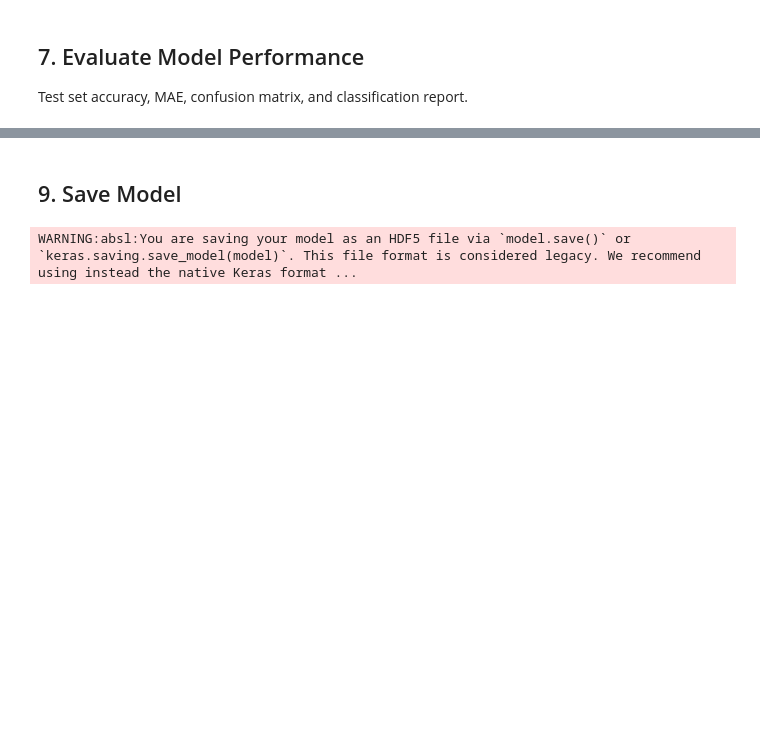
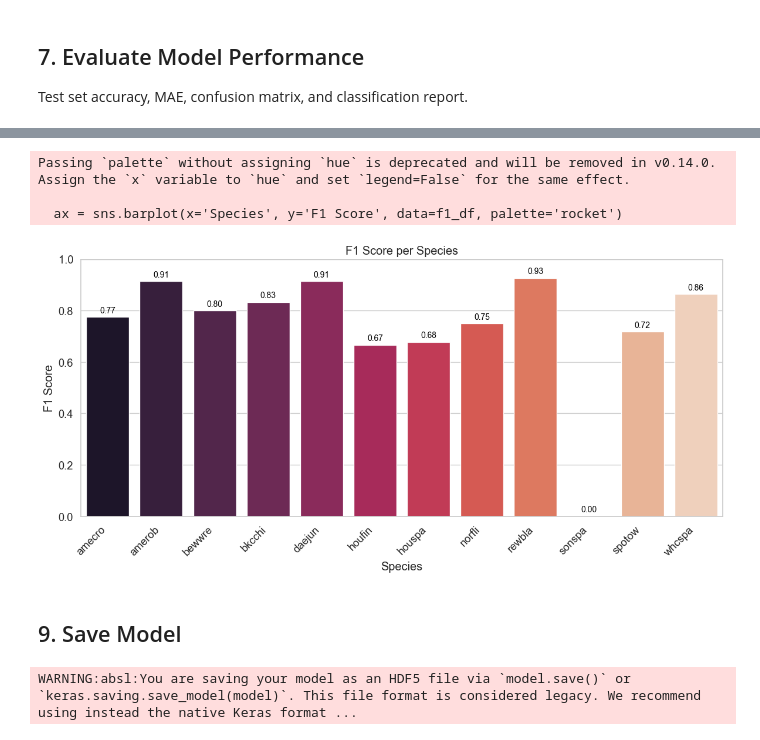
Before and after one commit to kmohammedsu/bird_sound_neural_network, a Jupyter notebook: notebooks/02_multiclass_classification.ipynb, the cells around one changed output, grey strips where cells are left out. Cells and saved outputs as stored; diff of their text form; code cells hidden in the pictures; blank space fills up the shorter version.

```diff
--- a/notebooks/02_multiclass_classification.ipynb
+++ b/notebooks/02_multiclass_classification.ipynb
@@ -194,3 +207,30 @@ weighted avg       0.66      0.72      0.66       231
+# %%
+report = classification_report(y_test, y_pred, target_names=species_labels, output_dict=True)
+f1_scores = [report[label]['f1-score'] for label in species_labels]
+
+# Create DataFrame for plotting
+f1_df = pd.DataFrame({'Species': species_labels, 'F1 Score': f1_scores})
+
+plt.figure(figsize=(12, 6))
+ax = sns.barplot(x='Species', y='F1 Score', data=f1_df, palette='rocket')
+plt.xticks(rotation=45, ha='right')
+plt.ylim(0, 1)
+plt.title('F1 Score per Species')
+plt.tight_layout()
+
+# Add value labels on top of bars
+for p in ax.patches:
+    ax.annotate(f"{p.get_height():.2f}",
+                (p.get_x() + p.get_width() / 2., p.get_height()),
+                ha='center', va='bottom', fontsize=10, color='black', xytext=(0, 3),
+                textcoords='offset points')
+
+plt.show()
+# %% [output]
+Passing `palette` without assigning `hue` is deprecated and will be removed in v0.14.0. Assign the `x` variable to `hue` and set `legend=False` for the same effect.
+
+  ax = sns.barplot(x='Species', y='F1 Score', data=f1_df, palette='rocket')
+[figure, added]
 # %% [markdown]
 ## 9. Save Model
 # %%
```
Also changed, not shown: parts of 3 cells of this notebook, 14 other files.
